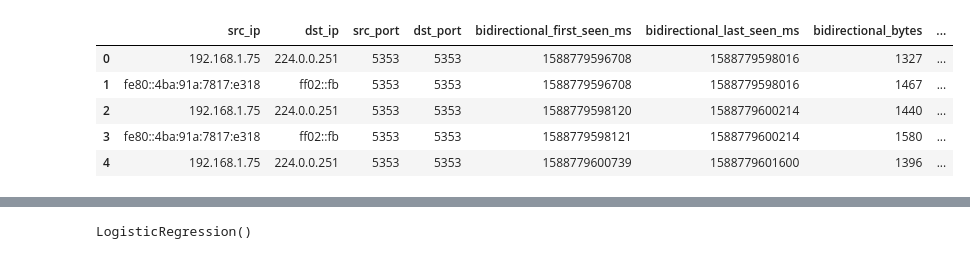
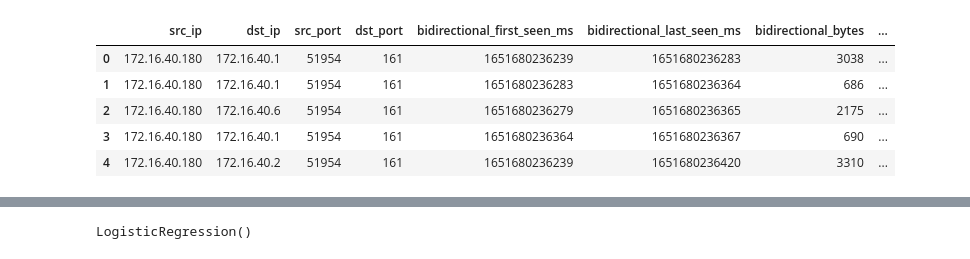
Before and after one commit to jeliecergomez/Machine_Learning, a Jupyter notebook: Models_Trafic_Network.ipynb, the cells around one changed output, grey strips where cells are left out. Cells and saved outputs as stored; diff of their text form; code cells hidden in the pictures.

```diff
--- a/Models_Trafic_Network.ipynb
+++ b/Models_Trafic_Network.ipynb
@@ -5,16 +5,16 @@ import pandas as pd
 from sklearn.linear_model import LogisticRegression
 # %%
 #se define un data frame para cargar el archivo que contiene los datos de entrenamiento
-dfNetwork = pd.read_csv("/Trafic Network/Trafic ucor/sampletelegram_ml.csv")
+dfNetwork = pd.read_csv("/Machine Learning/Data/trafficunicor_ml_2mz.csv")
 #se muestra el dataframe
 dfNetwork.head()
 # %% [output]
 |  | src_ip | dst_ip | src_port | dst_port | bidirectional_first_seen_ms | bidirectional_last_seen_ms | bidirectional_bytes | ... |
-| 0 | 192.168.1.75 | 224.0.0.251 | 5353 | 5353 | 1588779596708 | 1588779598016 | 1327 | ... |
-| 1 | fe80::4ba:91a:7817:e318 | ff02::fb | 5353 | 5353 | 1588779596708 | 1588779598016 | 1467 | ... |
-| 2 | 192.168.1.75 | 224.0.0.251 | 5353 | 5353 | 1588779598120 | 1588779600214 | 1440 | ... |
-| 3 | fe80::4ba:91a:7817:e318 | ff02::fb | 5353 | 5353 | 1588779598121 | 1588779600214 | 1580 | ... |
-| 4 | 192.168.1.75 | 224.0.0.251 | 5353 | 5353 | 1588779600739 | 1588779601600 | 1396 | ... |
+| 0 | 172.16.40.180 | 172.16.40.1 | 51954 | 161 | 1651680236239 | 1651680236283 | 3038 | ... |
+| 1 | 172.16.40.180 | 172.16.40.1 | 51954 | 161 | 1651680236283 | 1651680236364 | 686 | ... |
+| 2 | 172.16.40.180 | 172.16.40.6 | 51954 | 161 | 1651680236279 | 1651680236365 | 2175 | ... |
+| 3 | 172.16.40.180 | 172.16.40.1 | 51954 | 161 | 1651680236364 | 1651680236367 | 690 | ... |
+| 4 | 172.16.40.180 | 172.16.40.2 | 51954 | 161 | 1651680236239 | 1651680236420 | 3310 | ... |
 # %%
 #Se visualiza en una gráfico de dispersión presencia de arañas y tamaño de los granos de arena
 import matplotlib.pyplot as plott
```
Also changed, not shown: parts of 25 cells of this notebook.
